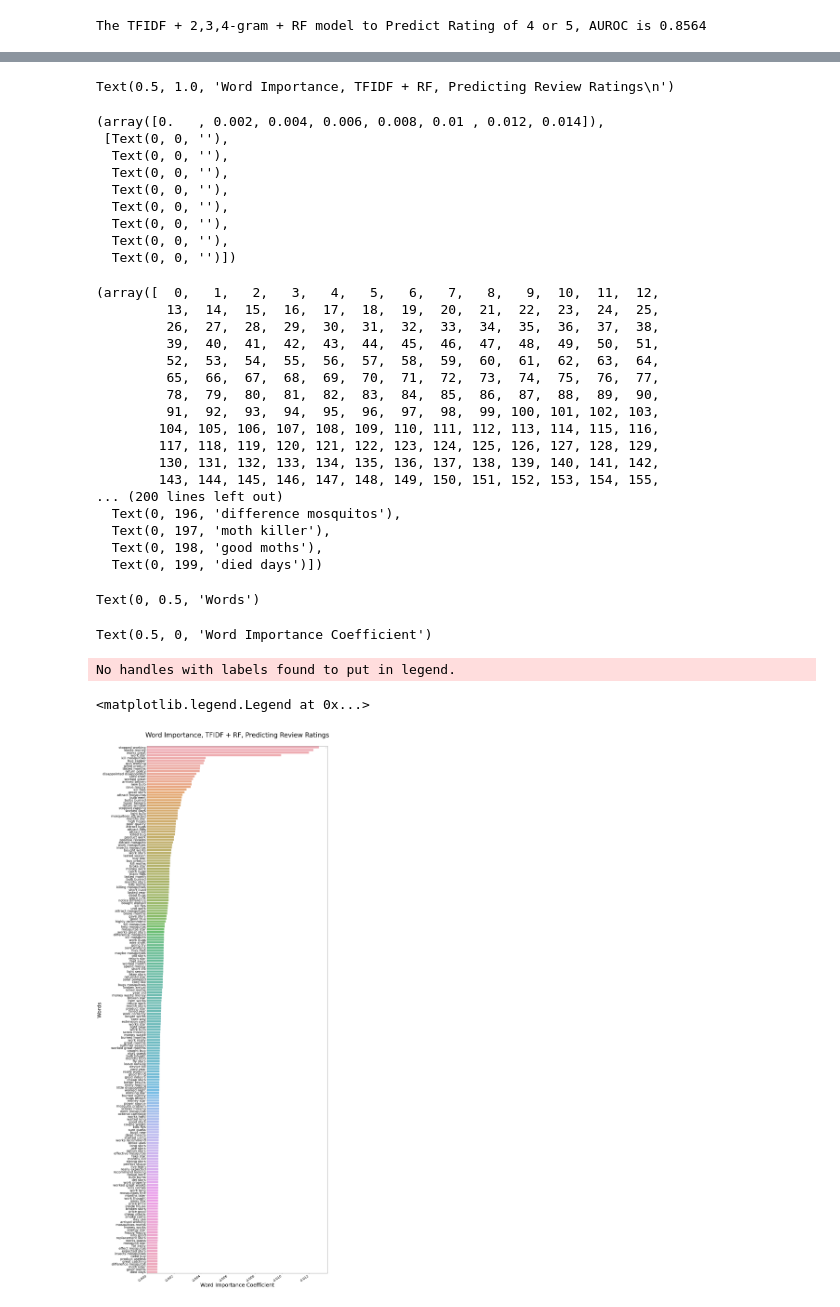
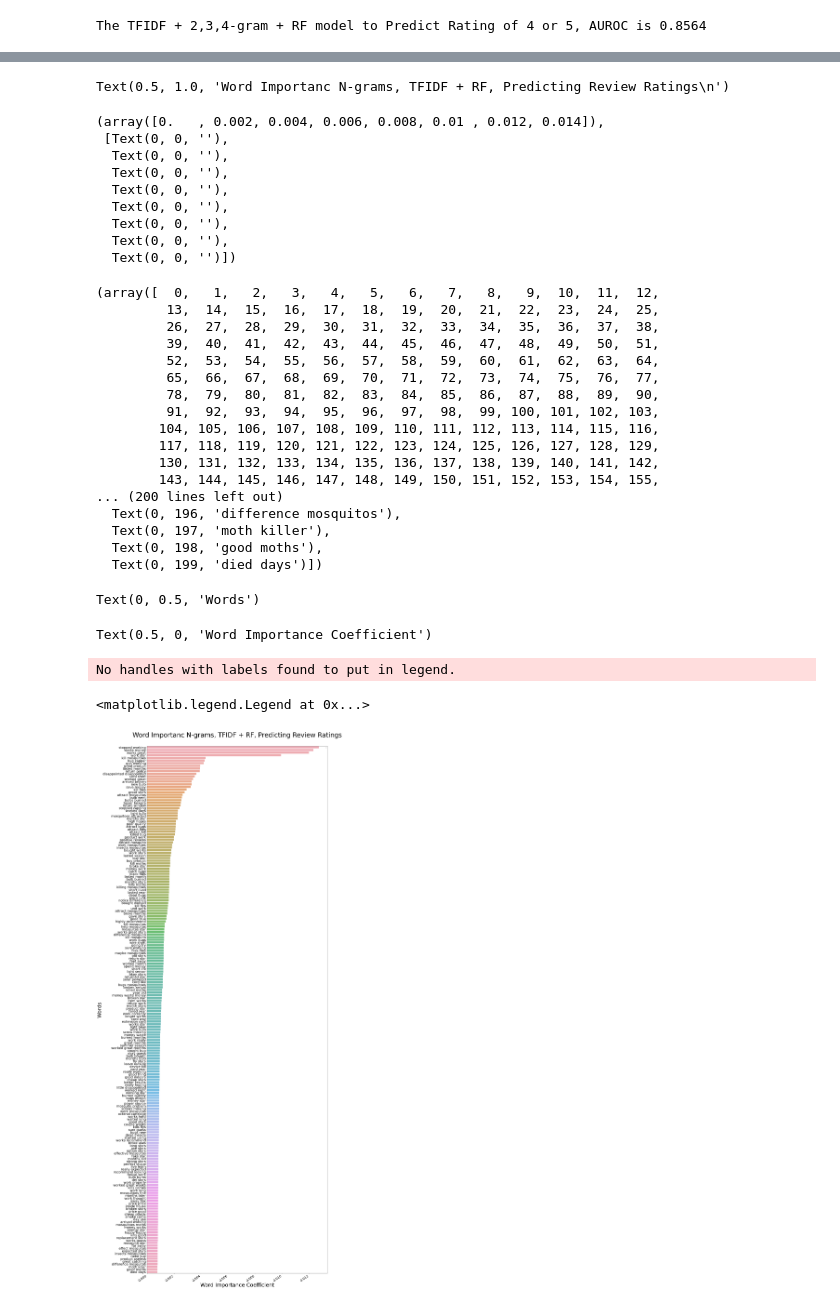
Before and after one commit to LucindaLinde/Electronic_Insect_Killer_Reviews_NLP, a Jupyter notebook: Electronic_Insect_Killer_Reviews_Short.ipynb, the cells around one changed output, grey strips where cells are left out. Drawn from its saved outputs; the diff is of its cells as text; code cells hidden in the pictures.

```diff
--- a/Electronic_Insect_Killer_Reviews_Short.ipynb
+++ b/Electronic_Insect_Killer_Reviews_Short.ipynb
@@ -864,9 +806,10 @@ Length: 24575, dtype: float64
 # %%
 #  Plot 200 Most Important Features
+#   Change to Vertical Plot
 
 plt.figure(figsize=(20,60))
 sns.barplot(x=feature_imp, y=feature_imp.index, alpha=0.8)
-plt.title('Word Importance, TFIDF + RF, Predicting Review Ratings\n', fontsize = 40)
+plt.title('Word Importanc N-grams, TFIDF + RF, Predicting Review Ratings\n', fontsize = 40)
 plt.xticks(rotation = 35, horizontalalignment='right', fontsize  = 20)
 plt.yticks(fontsize = 20)
 plt.ylabel('Words', fontsize=32)
@@ -876,38 +819,38 @@ plt.show()
 # %% [output]
 <Figure size 1440x4320 with 0 Axes>
 <AxesSubplot:>
-Text(0.5, 1.0, 'Word Importance, TFIDF + RF, Predicting Review Ratings\n')
+Text(0.5, 1.0, 'Word Importanc N-grams, TFIDF + RF, Predicting Review Ratings\n')
 (array([0.   , 0.002, 0.004, 0.006, 0.008, 0.01 , 0.012, 0.014]),
  [Text(0, 0, ''),
   Text(0, 0, ''),
   Text(0, 0, ''),
   Text(0, 0, ''),
   Text(0, 0, ''),
   Text(0, 0, ''),
   Text(0, 0, ''),
   Text(0, 0, '')])
 (array([  0,   1,   2,   3,   4,   5,   6,   7,   8,   9,  10,  11,  12,
          13,  14,  15,  16,  17,  18,  19,  20,  21,  22,  23,  24,  25,
          26,  27,  28,  29,  30,  31,  32,  33,  34,  35,  36,  37,  38,
          39,  40,  41,  42,  43,  44,  45,  46,  47,  48,  49,  50,  51,
          52,  53,  54,  55,  56,  57,  58,  59,  60,  61,  62,  63,  64,
          65,  66,  67,  68,  69,  70,  71,  72,  73,  74,  75,  76,  77,
          78,  79,  80,  81,  82,  83,  84,  85,  86,  87,  88,  89,  90,
          91,  92,  93,  94,  95,  96,  97,  98,  99, 100, 101, 102, 103,
         104, 105, 106, 107, 108, 109, 110, 111, 112, 113, 114, 115, 116,
         117, 118, 119, 120, 121, 122, 123, 124, 125, 126, 127, 128, 129,
         130, 131, 132, 133, 134, 135, 136, 137, 138, 139, 140, 141, 142,
         143, 144, 145, 146, 147, 148, 149, 150, 151, 152, 153, 154, 155,
 ... (200 lines left out)
   Text(0, 196, 'difference mosquitos'),
   Text(0, 197, 'moth killer'),
   Text(0, 198, 'good moths'),
   Text(0, 199, 'died days')])
 Text(0, 0.5, 'Words')
 Text(0.5, 0, 'Word Importance Coefficient')
 No handles with labels found to put in legend.
 <matplotlib.legend.Legend at 0x...>
-[figure, old version]
+[figure, new version]
 # %% [markdown]
 ### Try TFIDF to Vectorize and Logistic Regression to Predict
 
```
Also changed, not shown: parts of 6 cells of this notebook.
